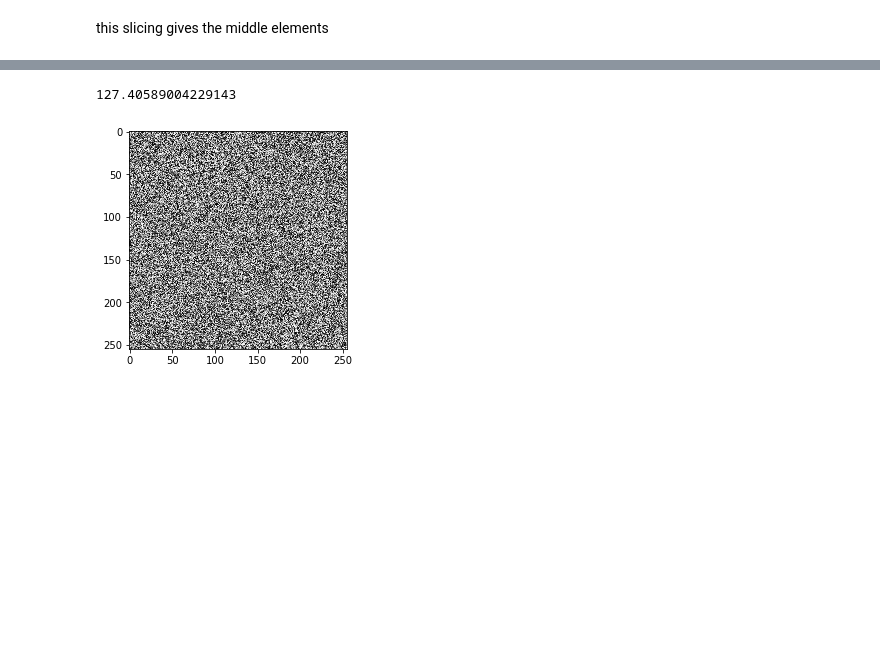
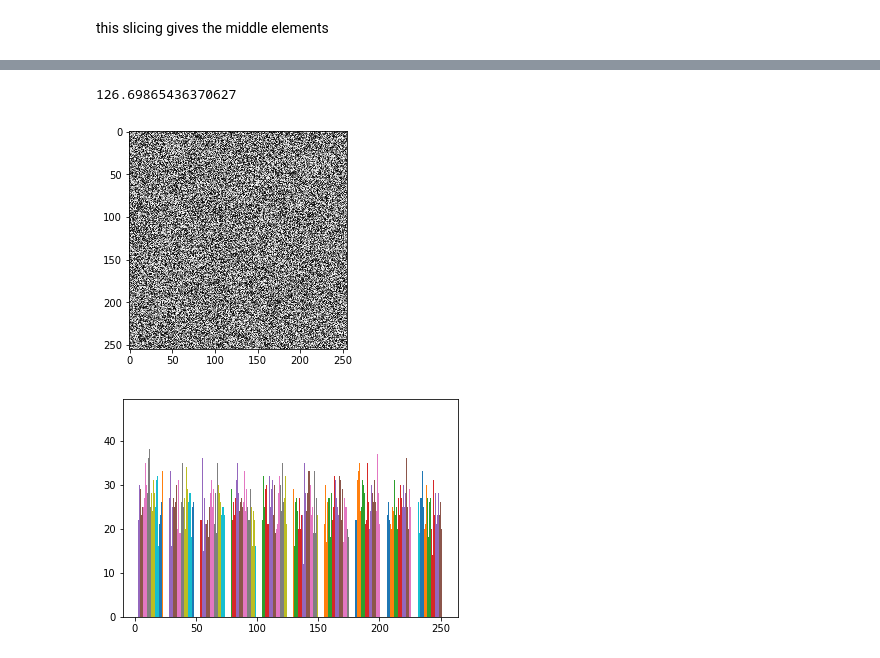
Before and after one commit to smartysam9821/DS, a Jupyter notebook: Manipulating_With_Numpy.ipynb, the cells around one changed output, grey strips where cells are left out. Drawn from its saved outputs; the diff is of its cells as text; code cells hidden in the pictures; blank space fills up the shorter version.

```diff
--- a/Manipulating_With_Numpy.ipynb
+++ b/Manipulating_With_Numpy.ipynb
@@ -223,12 +223,16 @@ array([5, 7, 2, 0])
 # %%
 import pylab as plt
 z = np.random.randint(255, size=(255,255))
 print(np.mean(z))
 plt.imshow(z, cmap='gray', interpolation='nearest')
 plt.show()
+
+plt.hist(z)
+plt.show()
 # %% [output]
-127.40589004229143
+126.69865436370627
-[figure, old version]
+[figure, new version]
+[figure, added]
 # %%
 import pylab as plt
 z = np.random.randint(255, size=(255,255))
```
Also changed, not shown: parts of 13 cells of this notebook.
